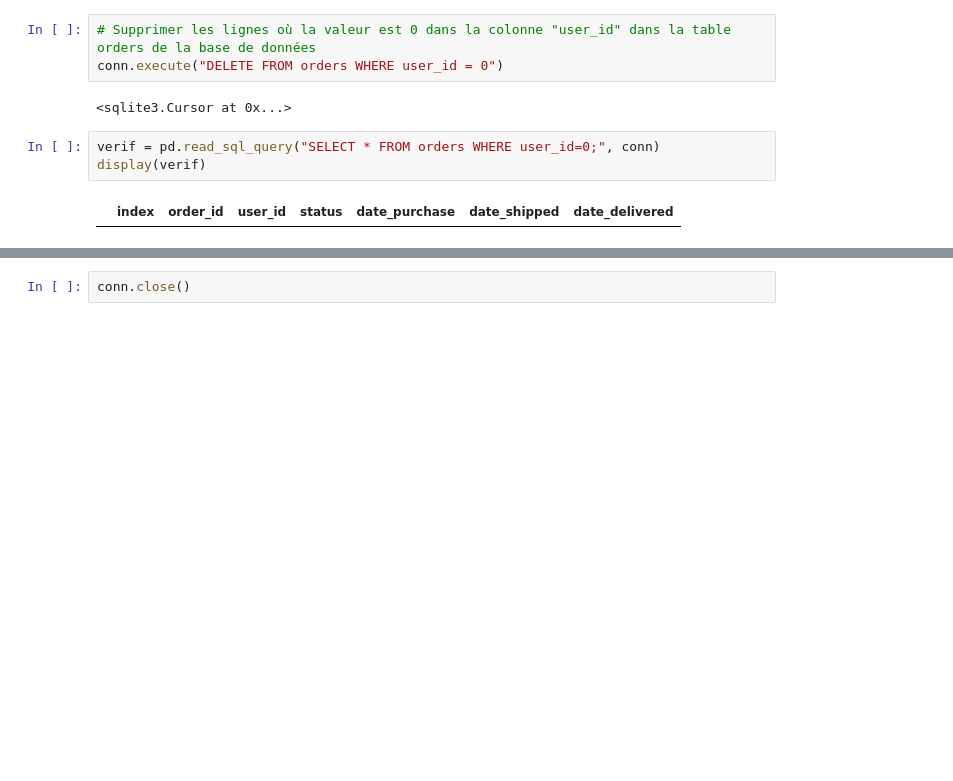
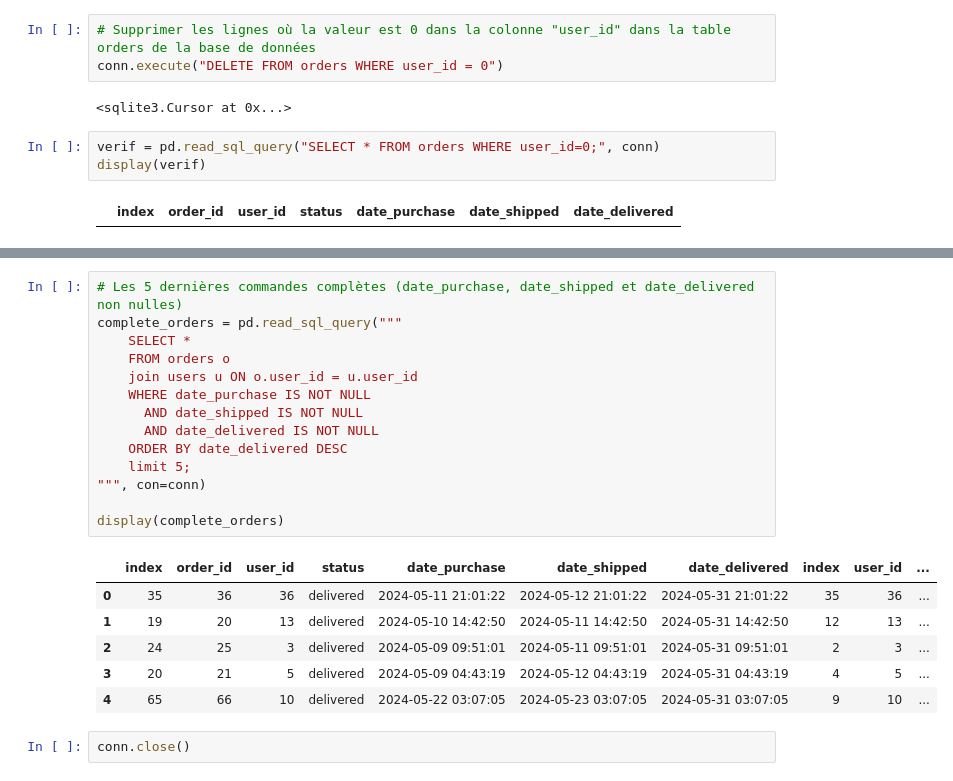
Before and after one commit to Kevin-Le-Grand/virtual_assistant_for_orders, a Jupyter notebook: datas/contenu_csv.ipynb, the cells around one changed output, grey strips where cells are left out. Cells and saved outputs as stored; diff of their text form; blank space fills up the shorter version.

```diff
--- a/datas/contenu_csv.ipynb
+++ b/datas/contenu_csv.ipynb
@@ -135,2 +160,23 @@ display(verif)
+# %%
+# Les 5 dernières commandes complètes (date_purchase, date_shipped et date_delivered non nulles)
+complete_orders = pd.read_sql_query("""
+    SELECT *
+    FROM orders o
+    join users u ON o.user_id = u.user_id
+    WHERE date_purchase IS NOT NULL
+      AND date_shipped IS NOT NULL
+      AND date_delivered IS NOT NULL
+    ORDER BY date_delivered DESC
+    limit 5;
+""", con=conn)
+
+display(complete_orders)
+# %% [output]
+|  | index | order_id | user_id | status | date_purchase | date_shipped | date_delivered | index | user_id | ... |
+| 0 | 35 | 36 | 36 | delivered | 2024-05-11 21:01:22 | 2024-05-12 21:01:22 | 2024-05-31 21:01:22 | 35 | 36 | ... |
+| 1 | 19 | 20 | 13 | delivered | 2024-05-10 14:42:50 | 2024-05-11 14:42:50 | 2024-05-31 14:42:50 | 12 | 13 | ... |
+| 2 | 24 | 25 | 3 | delivered | 2024-05-09 09:51:01 | 2024-05-11 09:51:01 | 2024-05-31 09:51:01 | 2 | 3 | ... |
+| 3 | 20 | 21 | 5 | delivered | 2024-05-09 04:43:19 | 2024-05-12 04:43:19 | 2024-05-31 04:43:19 | 4 | 5 | ... |
+| 4 | 65 | 66 | 10 | delivered | 2024-05-22 03:07:05 | 2024-05-23 03:07:05 | 2024-05-31 03:07:05 | 9 | 10 | ... |
 # %%
 conn.close()
```
Also changed, not shown: parts of 2 cells of this notebook, 6 other files.
